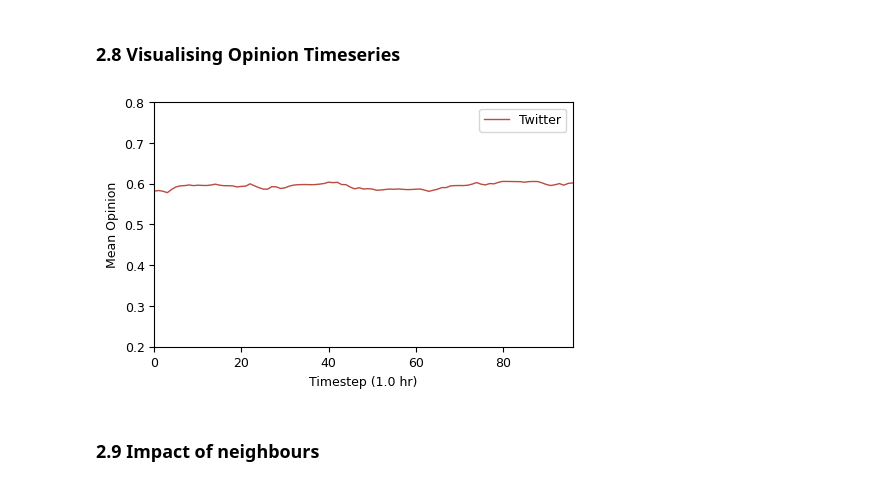
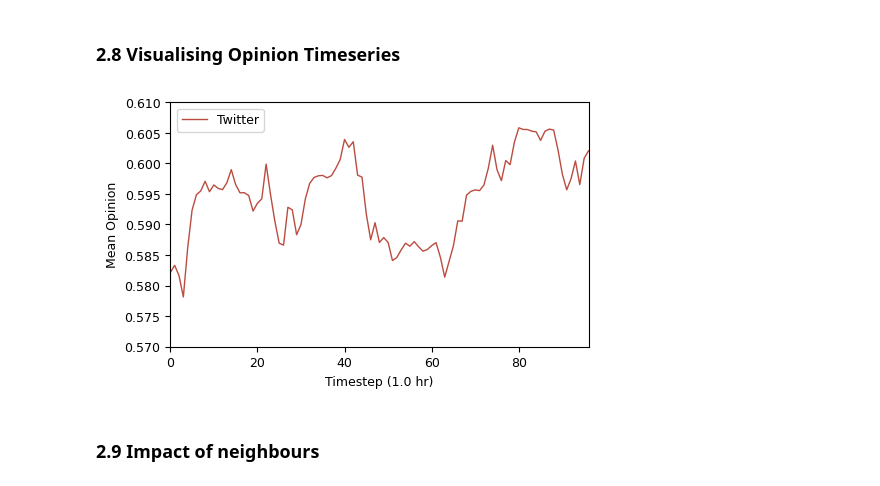
Before and after one commit to J0HNN7G/politic-polar-epsrc, a Jupyter notebook: exploration.ipynb, the cells around one changed output. Saved outputs shown, nothing was run; the diff lists cells and outputs as text; code cells hidden in the pictures.

```diff
--- a/exploration.ipynb
+++ b/exploration.ipynb
@@ -1151,18 +1206,18 @@ twitter_ops_means = means(twitter_ops)
 # %%
 fig, ax = plt.subplots(1, 1, figsize=set_size(subplots=(1, 1), height = latex_width * 0.6))
 
 ax.plot(twitter_ops_means[twitter_lim:], linewidth=1, color=colors[0], label='Twitter')
 ax.margins(x=0)
-ax.set_ylim(0.2,0.8)
+ax.set_ylim(0.57,0.61)
 ax.set_xlabel(f'Timestep ({reg_timestep / 3600} hr)')
 ax.set_ylabel('Mean Opinion')
 ax.legend()
 
 
 #plt.savefig('social_opinion_all_means.pdf', format='pdf', bbox_inches='tight')
 plt.show()
 # %% [output]
-[figure, old version]
+[figure, new version]
 # %% [markdown]
 ### 2.9 Impact of neighbours
 # %%
```
Also changed, not shown: parts of 9 cells of this notebook.
